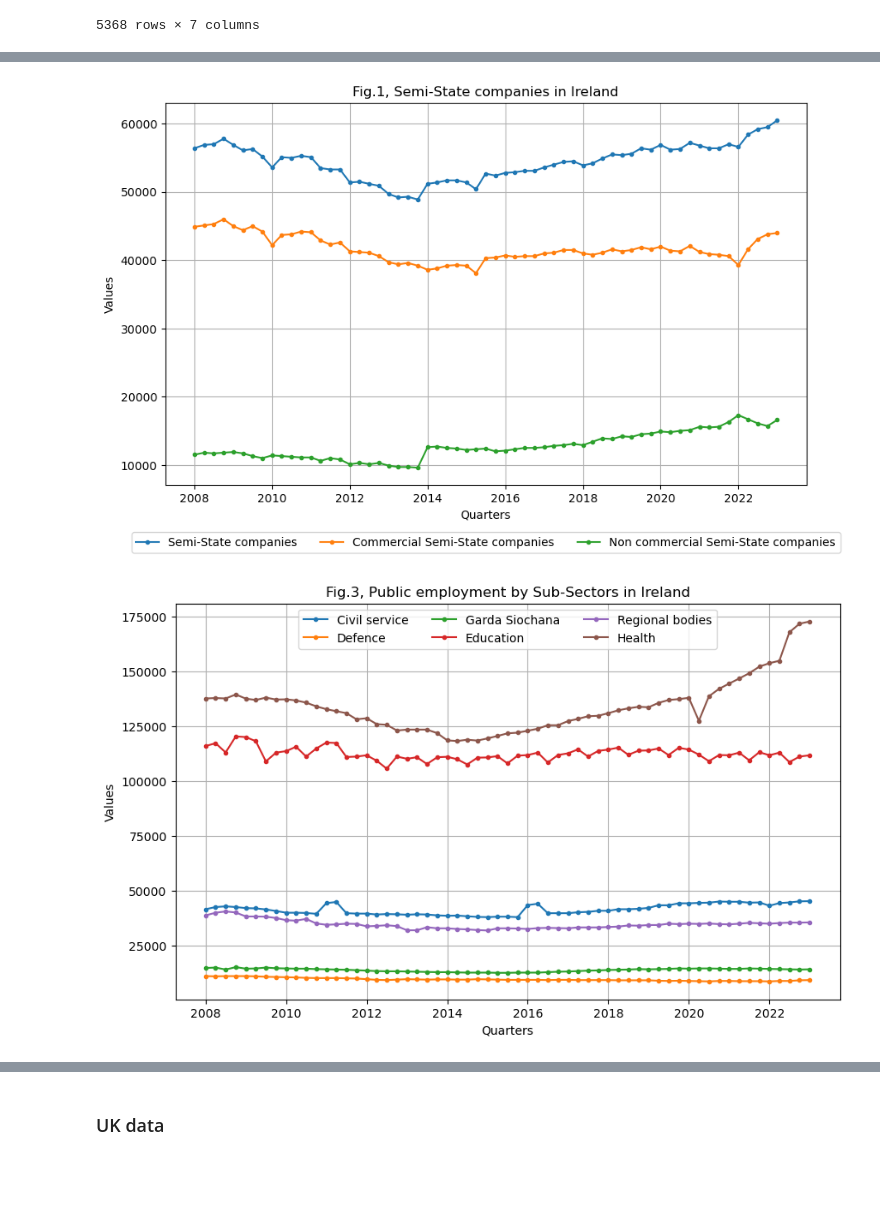
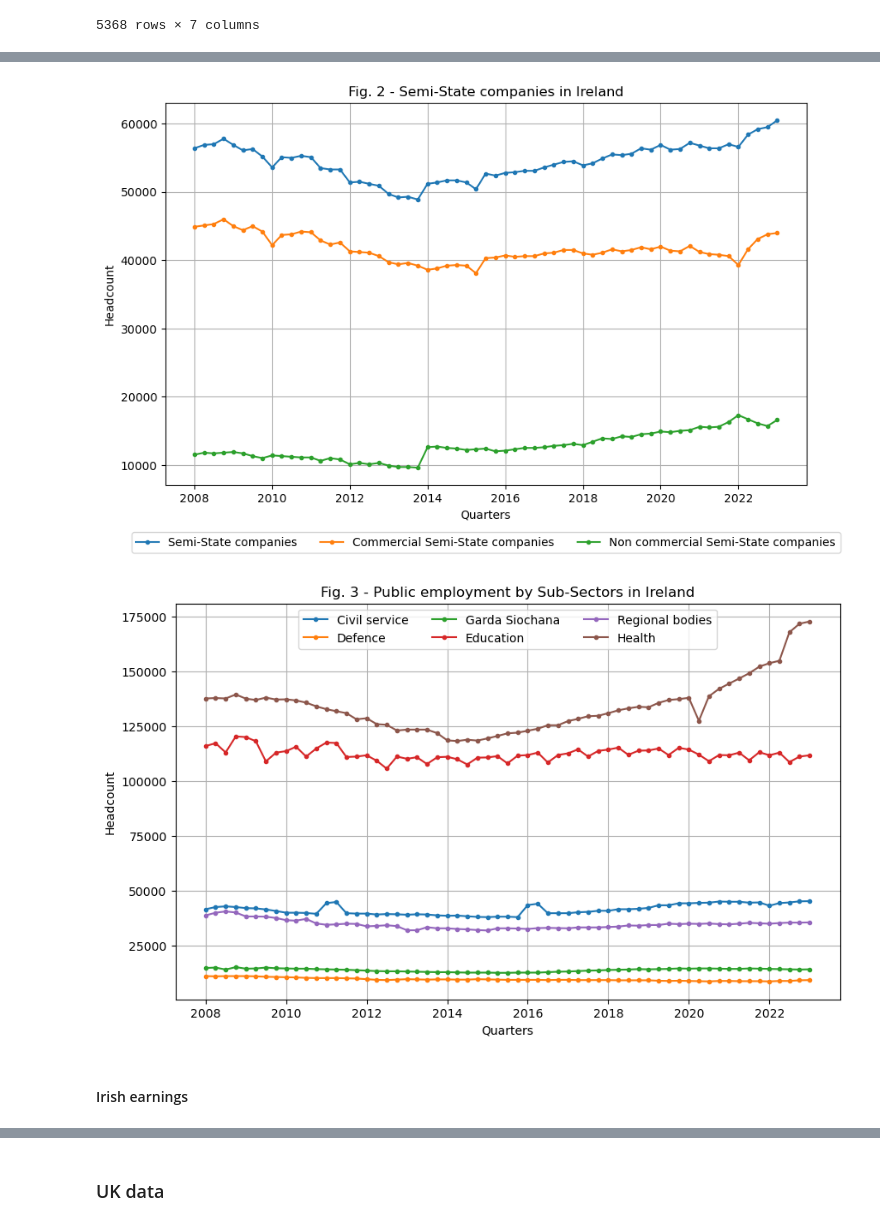
Before and after one commit to Carloselrecharlie/ML_assessment_repeat, a Jupyter notebook: sba22448_Integrated_CA-ML.ipynb, the cells around one changed output, grey strips where cells are left out. Cells and saved outputs as stored; diff of their text form; code cells hidden in the pictures; blank space fills up the shorter version.

```diff
--- a/sba22448_Integrated_CA-ML.ipynb
+++ b/sba22448_Integrated_CA-ML.ipynb
@@ -178,30 +176,30 @@ plt.show()
 # %%
 # creating figure and axes with a suitable size
 plt.figure(figsize=(10, 6))
 ax = plt.gca() # get current axis instance on the current figure
 
 # defining semi-state companies group
 semiState_group = ['Semi-State companies', 'Commercial Semi-State companies', 'Non commercial Semi-State companies']
 
 # looping through semiState_group
 for subsector in semiState_group:
     df_subsector = dfIe_employment[dfIe_employment['Sub_Sector'] == subsector]
     # plotting each line on the same axes
     ax.plot(df_subsector.index, df_subsector['VALUE'], marker='.', label=subsector) #Added a marker to represent each value (quarter)
 
 # Set labels and title for the plot
 plt.xlabel('Quarters')
-plt.ylabel('Values')
-plt.title('Fig.1, Semi-State companies in Ireland')
+plt.ylabel('Headcount')
+plt.title('Fig. 2 - Semi-State companies in Ireland')
 plt.grid(True) # showing grid for easier readability
 
 # Put the legend in the background
 ax.legend(loc='center', bbox_to_anchor=(0.5, -0.15), ncol=3) # bbox_to_anchor takes the legend out of the plot
 
 # Show the plot
 plt.show()
 # %% [output]
-[figure, old version]
+[figure, new version]
 # %%
 # creating figure and axes with a suitable size
 plt.figure(figsize=(10, 6))
@@ -218,8 +216,8 @@ for subsector in subsectors:
 
 # Set labels and title for the plot
 plt.xlabel('Quarters')
-plt.ylabel('Values')
-plt.title('Fig.3, Public employment by Sub-Sectors in Ireland')
+plt.ylabel('Headcount')
+plt.title('Fig. 3 - Public employment by Sub-Sectors in Ireland')
 plt.grid(True)
 
 # Put the legend in the background
@@ -227,4 +225,6 @@ ax.legend(loc='upper center', ncol=3)
 
 plt.show()
 # %% [output]
-[figure, old version]
+[figure, new version]
+# %% [markdown]
+#### Irish earnings
```
Also changed, not shown: parts of 10 cells of this notebook, 1 other file.
